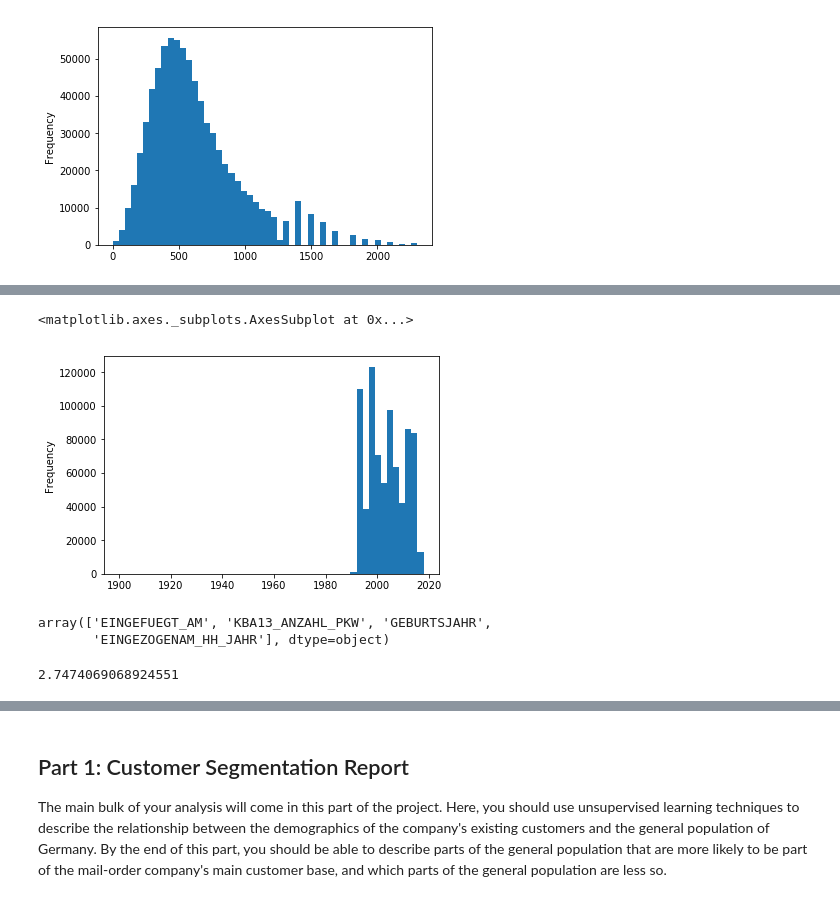
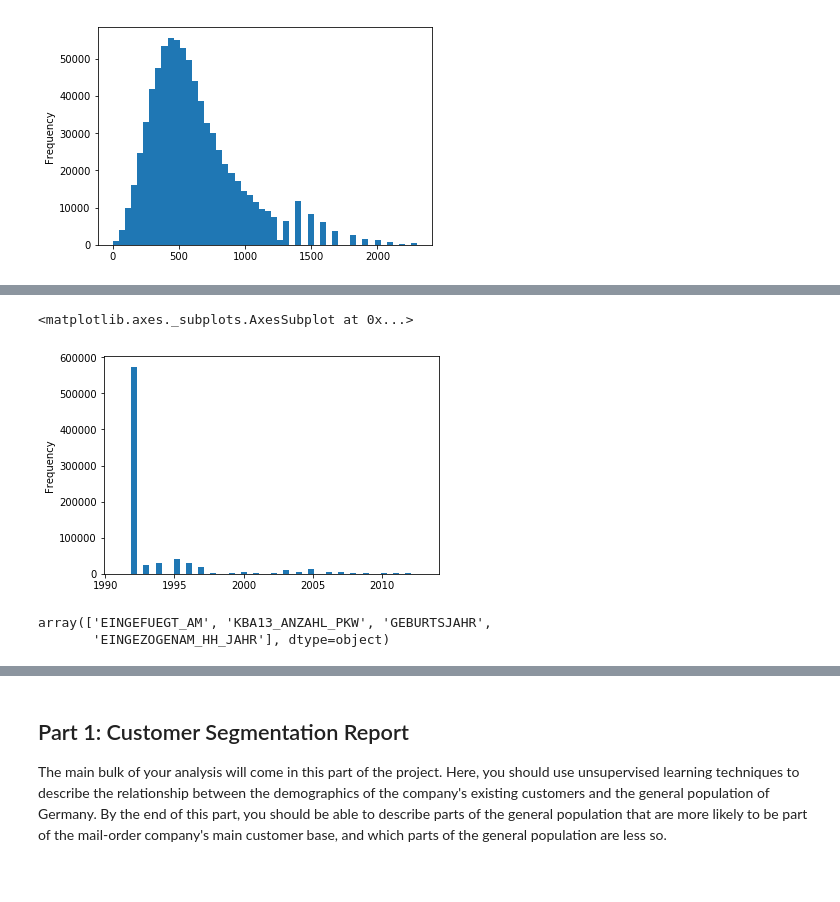
Before and after one commit to willacya/Bertelsmann-Arvato-Project, a Jupyter notebook: Arvato Project Workbook.ipynb, the cells around one changed output, grey strips where cells are left out. Drawn from its saved outputs; the diff is of its cells as text; code cells hidden in the pictures.

```diff
--- a/Arvato Project Workbook.ipynb
+++ b/Arvato Project Workbook.ipynb
@@ -529,8 +525,8 @@ EINGEZOGENAM_HH_JAHR Skew: 0.16895630166297962
 # %%
-azdias['EINGEZOGENAM_HH_JAHR'].plot(kind='hist', bins=50)
+azdias['EINGEFUEGT_AM'].plot(kind='hist', bins=50)
 # %% [output]
 <matplotlib.axes._subplots.AxesSubplot at 0x...>
-[figure, old version]
+[figure, new version]
 # %%
 attribute_info.sort_values(by='NUM_VALUES', ascending=False)['ATTRIBUTE'][:4].values
 # %% [output]
@@ -541,4 +536,0 @@ azdias['EINGEFUEGT_AM'] = pd.to_numeric(azdias['EINGEFUEGT_AM'])
-# %%
-azdias['EINGEFUEGT_AM'].skew()
-# %% [output]
-2.7474069068924551
```
Also changed, not shown: parts of 13 cells of this notebook.
